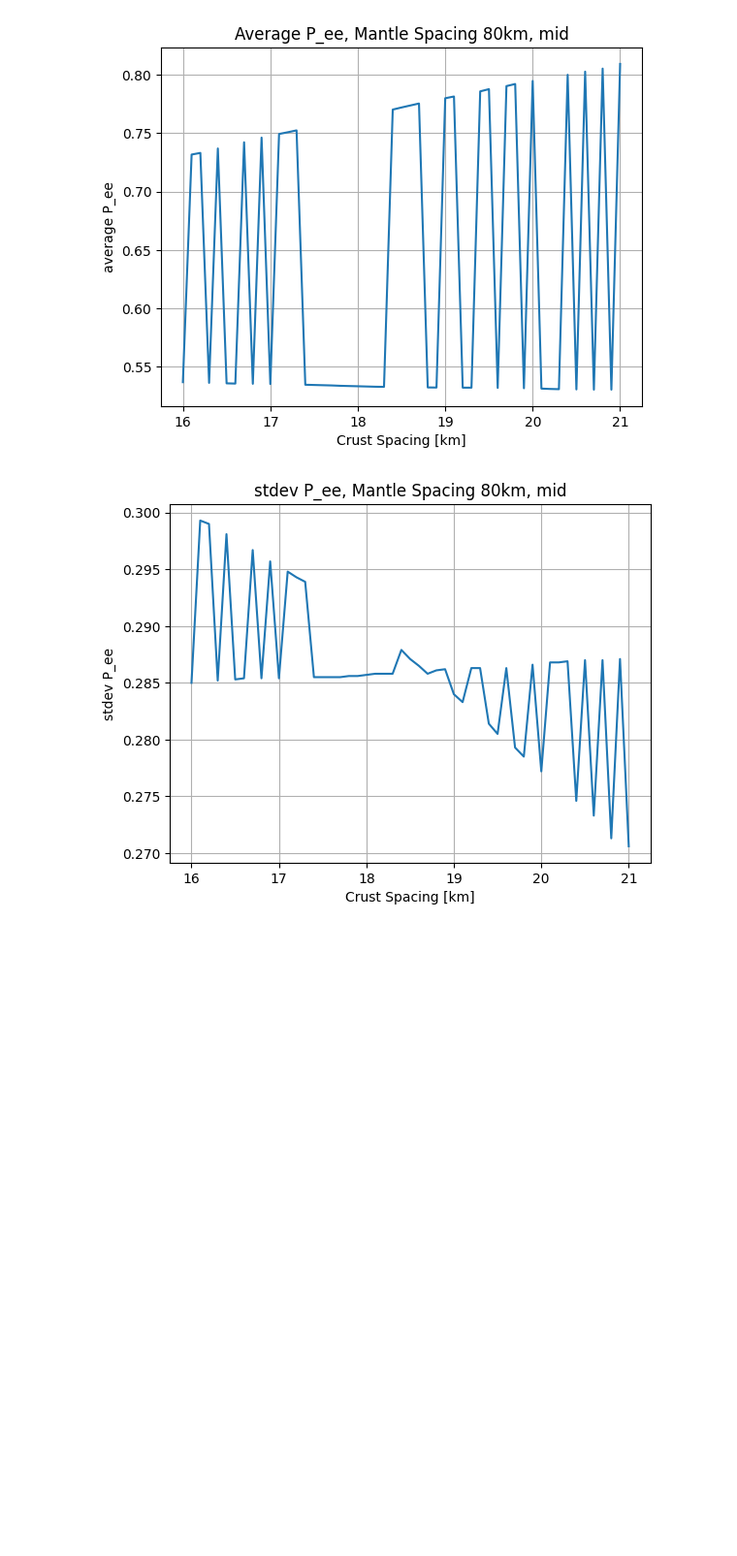
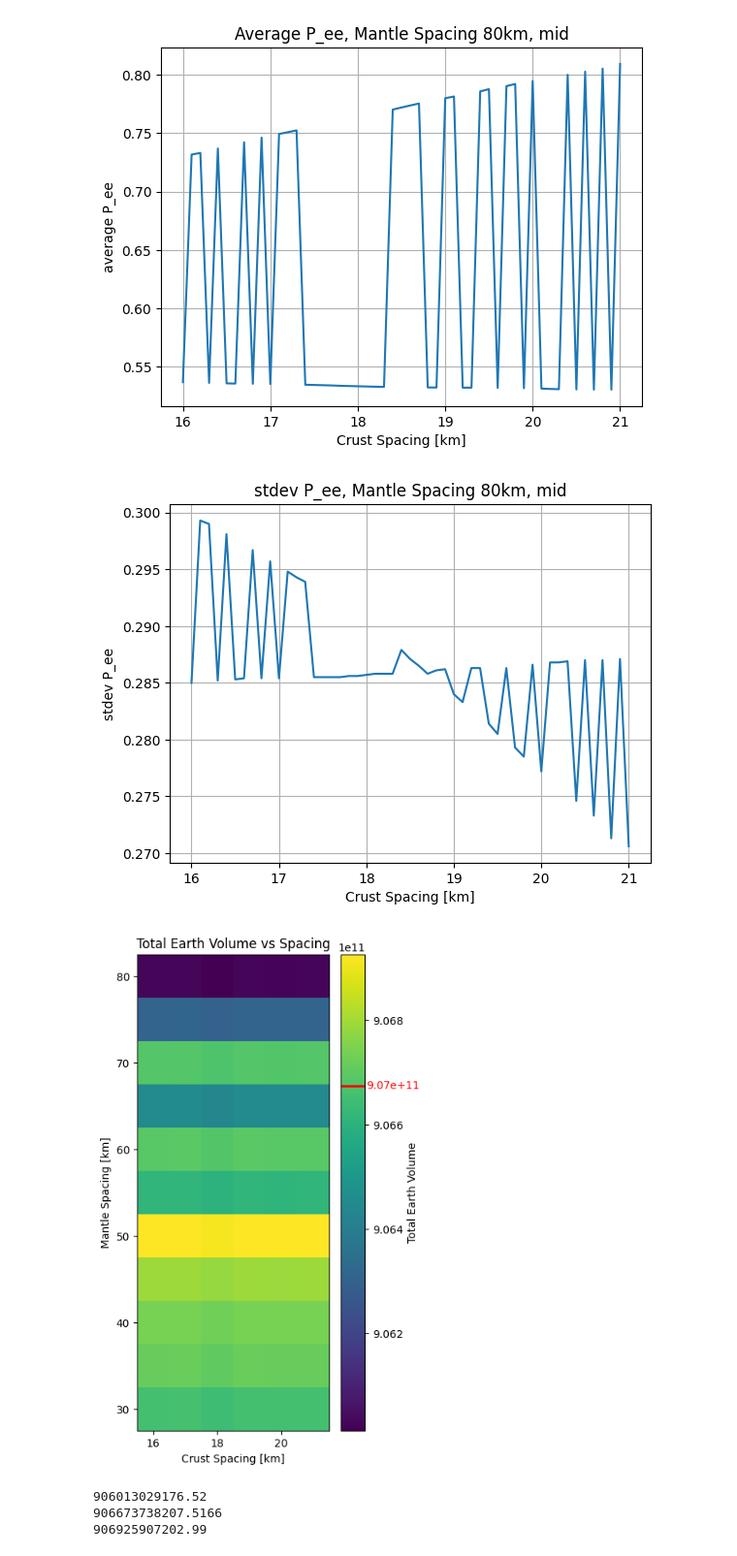
Before and after one commit to claradima/geonu_oscillation, a Jupyter notebook: scripts/scratch.ipynb, the cells around one changed output. Shown at 97% size. Saved outputs shown, nothing was run; the diff lists cells and outputs as text; code cells hidden in the pictures; blank space fills up the shorter version.

```diff
--- a/scripts/scratch.ipynb
+++ b/scripts/scratch.ipynb
@@ -571,3 +571,80 @@ plt.savefig('stdev P_ee, Mantle Spacing 80km, mid.pdf', format = 'pdf')
 plt.show()
 # %% [output]
 [figure]
+# %%
+# color map of total volume versus crust/mantle spacing
+
+# Data from the table
+crust_spacing_values = [16, 17, 18, 19, 20, 21]
+mantle_spacing_values = [30, 35, 40, 45, 50, 55, 60, 65, 70, 75, 80]
+
+# Values in the table
+total_volume = np.array([
+    [906653914159.453, 906655640819.7, 906642799064.379, 906654808339.947, 906652535843.258, 906653695342.27],
+    [906715164853.58, 906716891513.82, 906704049758.5, 906716059034.07, 906713786537.38, 906714946036.39],
+    [906738518767.66, 906740245427.91, 906727403672.58, 906739412948.15, 906737140451.46, 906738299950.48],
+    [906790942709.56, 906792669369.81, 906779827614.48, 906791836890.05, 906789564393.36, 906790723892.38],
+    [906924180542.74, 906925907202.99, 906913065447.67, 906925074723.24, 906922802226.55, 906923961725.56],
+    [906609525502, 906611252162.25, 906598410406.92, 906610419682.49, 906608147185.8, 906609306684.82],
+    [906690475696.61, 906692202356.86, 906679360601.54, 906691369877.11, 906689097380.42, 906690256879.43],
+    [906446839372.06, 906448566032.3, 906435724276.98, 906447733552.55, 906445461055.86, 906446620554.87],
+    [906680888988.94, 906682615649.19, 906669773893.87, 906681783169.43, 906679510672.74, 906680670171.76],
+    [906303874642.3, 906305601302.55, 906292759547.23, 906304768822.8, 906302496326.11, 906303655825.12],
+    [906024144271.59, 906025870931.84, 906013029176.52, 906025038452.09, 906022765955.4, 906023925454.41]
+])
+
+# Calculate the volume of a sphere with radius 6371 km
+radius = 6371  # in km
+inner_radius = 3480
+marked_value = (4/3) * np.pi * (radius**3 - inner_radius**3) # Sphere volume
+
+# Create the plot
+plt.figure(figsize=(4, 8))
+pcm = plt.pcolormesh(crust_spacing_values, mantle_spacing_values, total_volume, shading='auto', cmap='viridis')
+
+# Add the color bar
+cbar = plt.colorbar(pcm, label='Total Earth Volume')
+
+# Ensure the marked value is within the data range
+if total_volume.min() <= marked_value <= total_volume.max():
+    # Normalize the marked value to the color bar scale
+    #norm = pcm.norm(marked_value)
+    cbar.ax.axhline(marked_value, color='red', linewidth=2)  # Add a horizontal line at the marked value
+    cbar.ax.text(1.05, marked_value, f'{marked_value:.2e}', color='red', va='center', ha='left')  # Add text near the marker
+
+# Add labels and title
+plt.xlabel('Crust Spacing [km]')
+plt.ylabel('Mantle Spacing [km]')
+plt.title('Total Earth Volume vs Spacing')
+
+# Save and show the plot
+plt.savefig('tot_earth_vol_vs_grid_spacing_mid_abd_std_params.pdf', format='pdf')
+plt.show()
+# %% [output]
+[figure, added]
+# %%
+radius = 6371  # in km
+inner_radius = 3480
+marked_value = (4/3) * np.pi * (radius**3 - inner_radius**3)
+
+total_volume = np.array([
+    [906653914159.453, 906655640819.7, 906642799064.379, 906654808339.947, 906652535843.258, 906653695342.27],
+    [906715164853.58, 906716891513.82, 906704049758.5, 906716059034.07, 906713786537.38, 906714946036.39],
+    [906738518767.66, 906740245427.91, 906727403672.58, 906739412948.15, 906737140451.46, 906738299950.48],
+    [906790942709.56, 906792669369.81, 906779827614.48, 906791836890.05, 906789564393.36, 906790723892.38],
+    [906924180542.74, 906925907202.99, 906913065447.67, 906925074723.24, 906922802226.55, 906923961725.56],
+    [906609525502, 906611252162.25, 906598410406.92, 906610419682.49, 906608147185.8, 906609306684.82],
+    [906690475696.61, 906692202356.86, 906679360601.54, 906691369877.11, 906689097380.42, 906690256879.43],
+    [906446839372.06, 906448566032.3, 906435724276.98, 906447733552.55, 906445461055.86, 906446620554.87],
+    [906680888988.94, 906682615649.19, 906669773893.87, 906681783169.43, 906679510672.74, 906680670171.76],
+    [906303874642.3, 906305601302.55, 906292759547.23, 906304768822.8, 906302496326.11, 906303655825.12],
+    [906024144271.59, 906025870931.84, 906013029176.52, 906025038452.09, 906022765955.4, 906023925454.41]
+])
+
+print(np.min(total_volume))
+print(marked_value)
+print(np.max(total_volume))
+# %% [output]
+906013029176.52
+906673738207.5166
+906925907202.99
```
Also changed, not shown: parts of 4 cells of this notebook, 6 other files.
